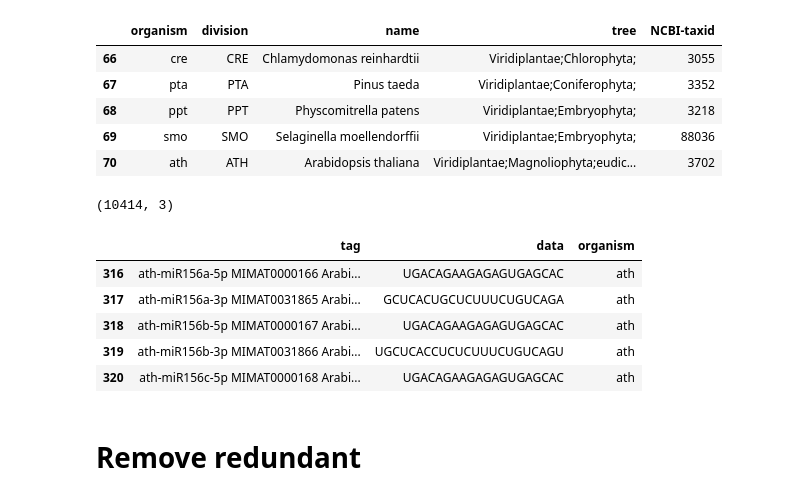
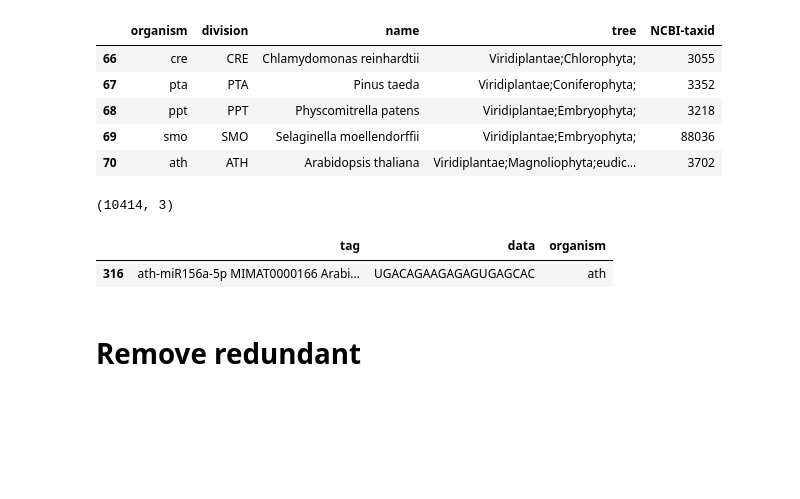
Before and after one commit to Ilia-Abolhasani/amir-p3, a Jupyter notebook: Code.ipynb, the cells around one changed output. Saved outputs shown, nothing was run; the diff lists cells and outputs as text; code cells hidden in the pictures; blank space fills up the shorter version.

```diff
--- a/Code.ipynb
+++ b/Code.ipynb
@@ -283,14 +284,10 @@ selectedTree.head(5)
 # %%
 selected = df[df['organism'].isin(selectedTree['organism'])]
 print(selected.shape)
-selected.head()
+selected.head(1)
 # %% [output]
 (10414, 3)
 |  | tag | data | organism |
 | 316 | ath-miR156a-5p MIMAT0000166 Arabi... | UGACAGAAGAGAGUGAGCAC | ath |
-| 317 | ath-miR156a-3p MIMAT0031865 Arabi... | GCUCACUGCUCUUUCUGUCAGA | ath |
-| 318 | ath-miR156b-5p MIMAT0000167 Arabi... | UGACAGAAGAGAGUGAGCAC | ath |
-| 319 | ath-miR156b-3p MIMAT0031866 Arabi... | UGCUCACCUCUCUUUCUGUCAGU | ath |
-| 320 | ath-miR156c-5p MIMAT0000168 Arabi... | UGACAGAAGAGAGUGAGCAC | ath |
 # %%
 df_to_fasta(selected,'./Temp/mature_microRNA_queries.fasta')
```
Also changed, not shown: parts of 2 cells of this notebook.
